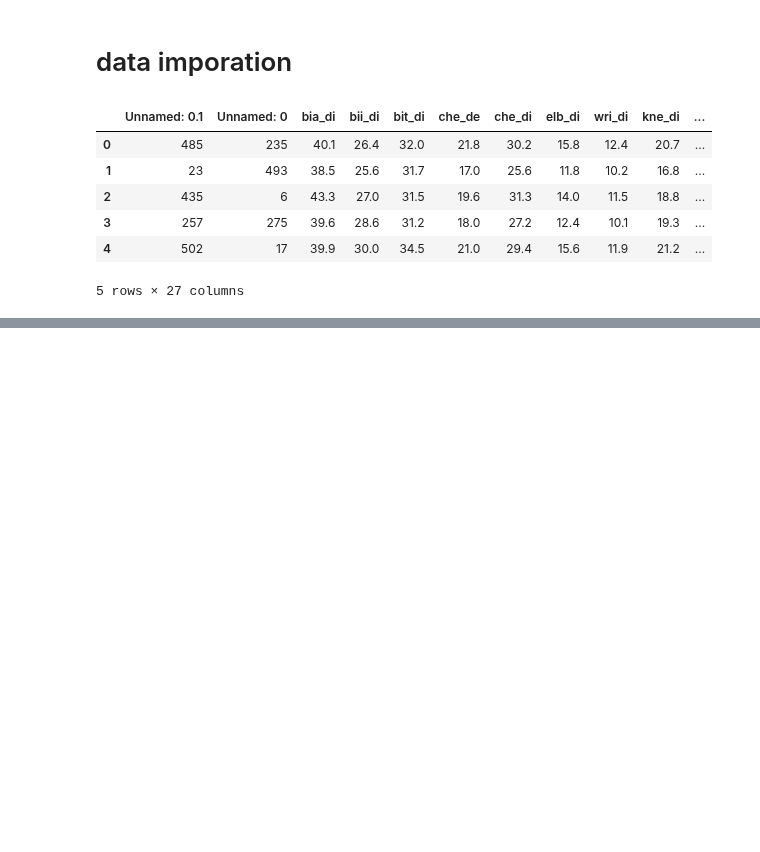
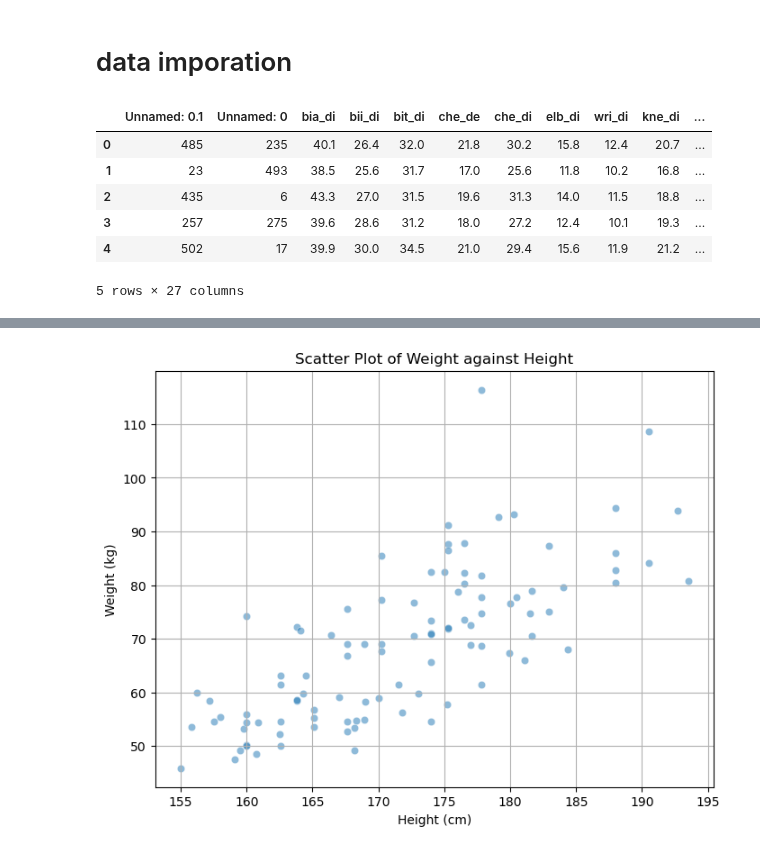
Before and after one commit to robertnesterodhiambo/pythonclass, a Jupyter notebook: colab analysi/eman alkhyeli.ipynb, the cells around one changed output, grey strips where cells are left out. Saved outputs shown, nothing was run; the diff lists cells and outputs as text; code cells hidden in the pictures; blank space fills up the shorter version.

```diff
--- a/colab analysi/eman alkhyeli.ipynb
+++ b/colab analysi/eman alkhyeli.ipynb
@@ -44,0 +93,13 @@ df.head()
+# %%
+import seaborn as sns
+
+# Scatter plot of weight against height using Seaborn
+plt.figure(figsize=(8, 6))
+sns.scatterplot(data=df, x='hgt', y='wgt', alpha=0.5)
+plt.title('Scatter Plot of Weight against Height')
+plt.xlabel('Height (cm)')
+plt.ylabel('Weight (kg)')
+plt.grid(True)
+plt.show()
+# %% [output]
+[figure, added]
```
Also changed, not shown: parts of 3 cells of this notebook.
